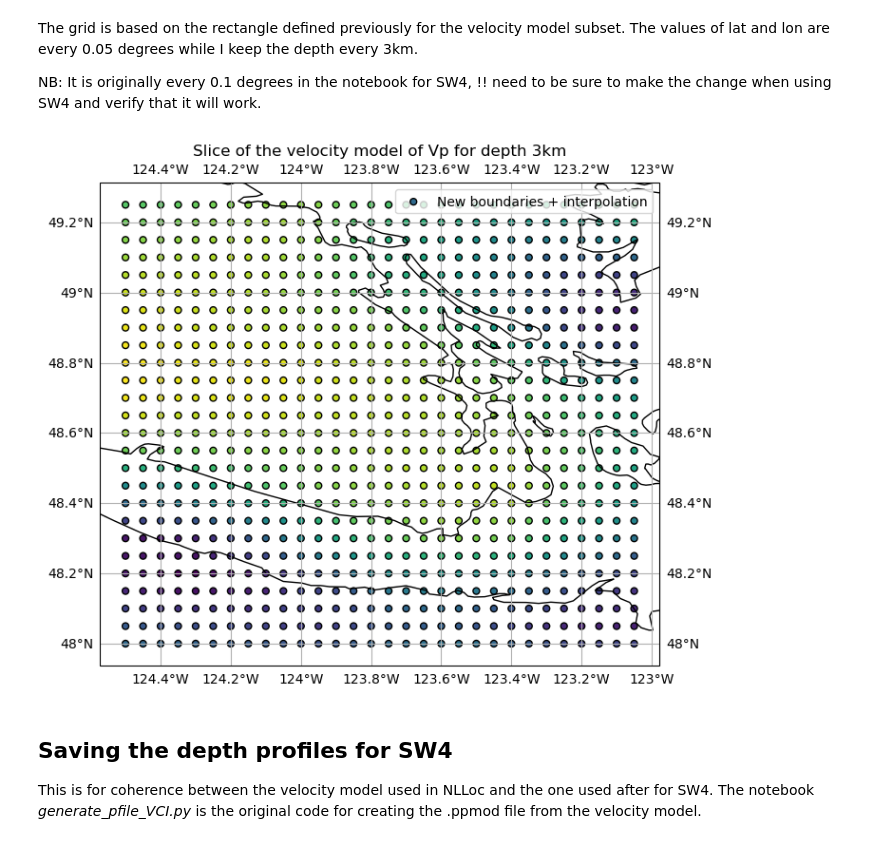
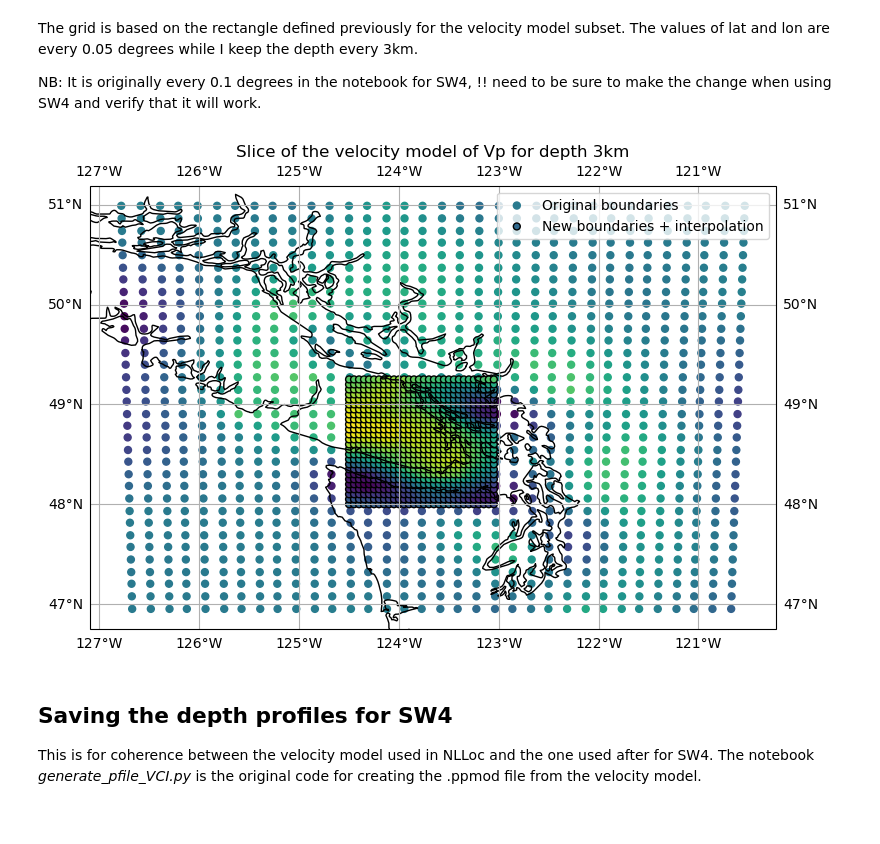
Before and after one commit to papinlois/sw4, a Jupyter notebook: project/NonLinLoc/Matching_VelModel.ipynb, the cells around one changed output. Saved outputs shown, nothing was run; the diff lists cells and outputs as text; code cells hidden in the pictures.

```diff
--- a/project/NonLinLoc/Matching_VelModel.ipynb
+++ b/project/NonLinLoc/Matching_VelModel.ipynb
@@ -220,22 +212,22 @@ velmodel_interp = pd.DataFrame(np.hstack((grid,
 # %%
 # Example of a slice interpolation
 d=3 #depth of the slice
 plt.figure(figsize=(8, 6))
 ax = plt.axes(projection=ccrs.PlateCarree())
-#dslice=velmodel[velmodel['depth']==d]
-#plt.scatter(dslice['lon'],dslice['lat'],25,dslice['vp'],vmin=4,vmax=7, label="Original boundaries")
+dslice=velmodel[velmodel['depth']==d]
+plt.scatter(dslice['lon'],dslice['lat'],25,dslice['vp'],vmin=4,vmax=7, label="Original boundaries")
 dslice_interp=velmodel_interp[velmodel_interp['depth']==d]
 plt.scatter(dslice_interp['lon'],dslice_interp['lat'],25,dslice_interp['vp'],edgecolors='black',label="New boundaries + interpolation")
 ax.legend()
 ax.coastlines()
 gl = ax.gridlines(draw_labels=True)
 plt.title(f"Slice of the velocity model of Vp for depth {d}km")
 plt.legend(loc='upper right')
 plt.tight_layout()
 #plt.savefig(f'base_dir+slice_{d}km.png', dpi=300)
 plt.show()
 # %% [output]
-[figure, old version]
+[figure, new version]
 # %%
 # Check for NaN values
 assert np.isnan(velmodel_interp['vp']).sum() == 0 and np.isnan(velmodel_interp['vs']).sum() == 0
```
Also changed, not shown: parts of 7 cells of this notebook.
